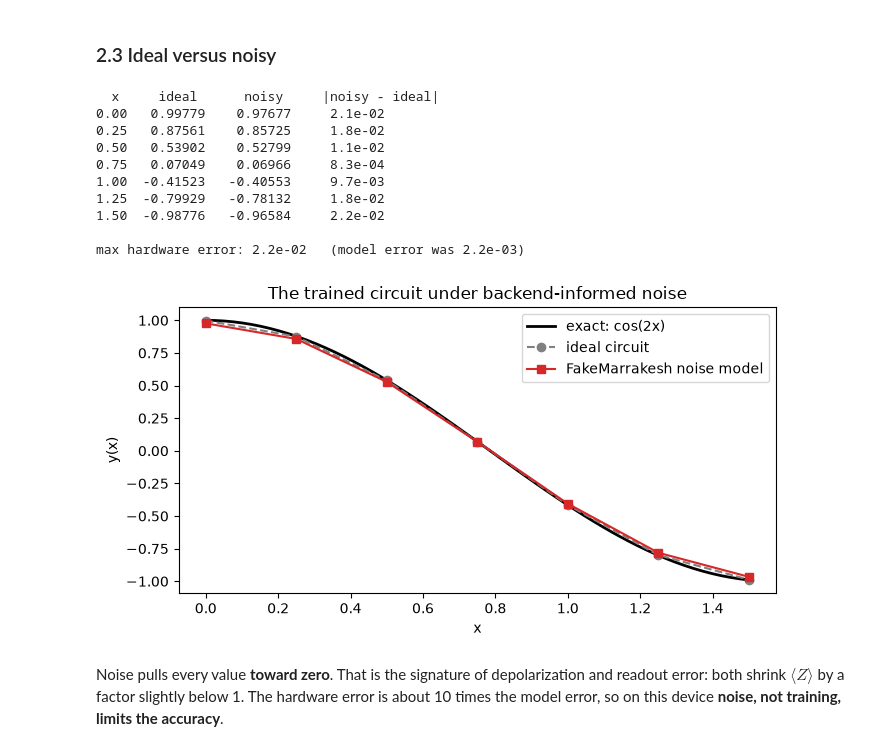
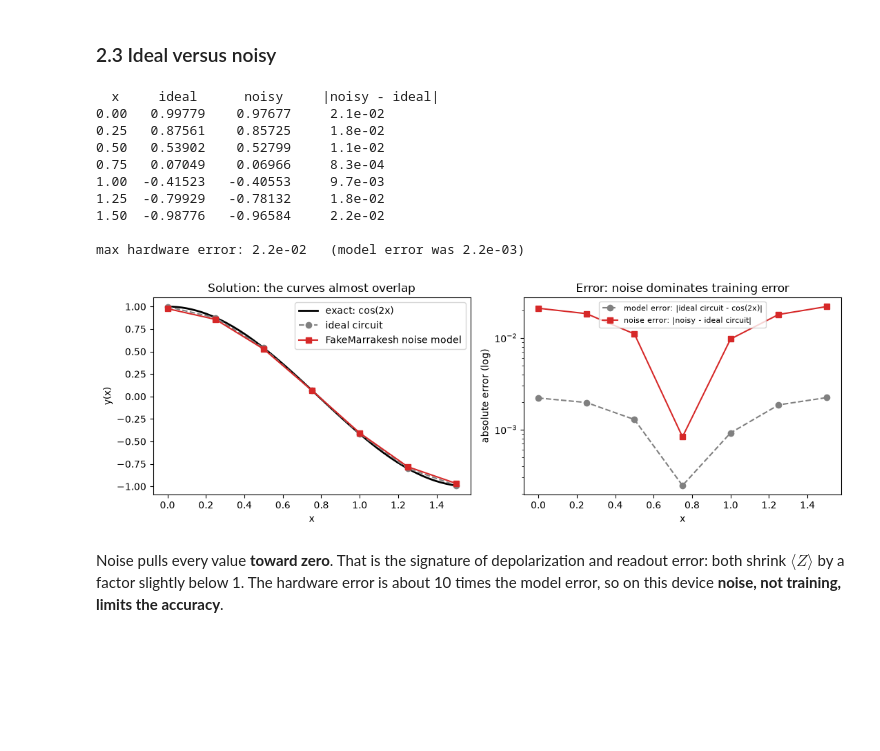
Before and after one commit to MaldoAlberto/dqc-qem-qec-tutorial, a Jupyter notebook: dqc_ode_qem_qec_tutorial.ipynb, the cells around one changed output. Cells and saved outputs as stored; diff of their text form; code cells hidden in the pictures; blank space fills up the shorter version.

```diff
--- a/dqc_ode_qem_qec_tutorial.ipynb
+++ b/dqc_ode_qem_qec_tutorial.ipynb
@@ -402,30 +404,33 @@ noisy = noisy_circuit()
 # %%
 y_noisy = onp.array([with_readout(float(noisy(x, theta_opt))) for x in xs_eval])
 
 print("  x     ideal      noisy     |noisy - ideal|")
 for x, yi, yn in zip(xs_eval, y_ideal, y_noisy):
     print(f"{x:4.2f}  {yi: .5f}   {yn: .5f}     {abs(yn - yi):.1e}")
 print(f"\nmax hardware error: {onp.max(onp.abs(y_noisy - y_ideal)):.1e}   "
       f"(model error was {onp.max(onp.abs(y_ideal - y_exact)):.1e})")
 
-plt.figure(figsize=(7, 3.8))
-plt.plot(xs_fine, onp.cos(omega * xs_fine), "k-", lw=2, label="exact: cos(2x)")
-plt.plot(xs_eval, y_ideal, "o--", color="gray", label="ideal circuit")
-plt.plot(xs_eval, y_noisy, "s-", color="#d62828", label="FakeMarrakesh noise model")
-plt.xlabel("x"); plt.ylabel("y(x)"); plt.legend(); plt.title("The trained circuit under backend-informed noise")
+fig, (ax1, ax2) = plt.subplots(1, 2, figsize=(11, 3.8))
+ax1.plot(xs_fine, onp.cos(omega * xs_fine), "k-", lw=2, label="exact: cos(2x)")
+ax1.plot(xs_eval, y_ideal, "o--", color="gray", label="ideal circuit")
+ax1.plot(xs_eval, y_noisy, "s-", color="#d62828", label="FakeMarrakesh noise model")
+ax1.set_xlabel("x"); ax1.set_ylabel("y(x)"); ax1.legend(); ax1.set_title("Solution: the curves almost overlap")
+ax2.semilogy(xs_eval, onp.abs(y_ideal - y_exact), "o--", color="gray", label="model error: |ideal circuit - cos(2x)|")
+ax2.semilogy(xs_eval, onp.abs(y_noisy - y_ideal), "s-", color="#d62828", label="noise error: |noisy - ideal circuit|")
+ax2.set_xlabel("x"); ax2.set_ylabel("absolute error (log)"); ax2.legend(fontsize=8); ax2.set_title("Error: noise dominates training error")
 plt.tight_layout(); plt.show()
 # %% [output]
   x     ideal      noisy     |noisy - ideal|
 0.00   0.99779    0.97677     2.1e-02
 0.25   0.87561    0.85725     1.8e-02
 0.50   0.53902    0.52799     1.1e-02
 0.75   0.07049    0.06966     8.3e-04
 1.00  -0.41523   -0.40553     9.7e-03
 1.25  -0.79929   -0.78132     1.8e-02
 1.50  -0.98776   -0.96584     2.2e-02
 
 max hardware error: 2.2e-02   (model error was 2.2e-03)
-[figure, old version]
+[figure, new version]
 # %% [markdown]
 Noise pulls every value **toward zero**. That is the signature of depolarization and readout error: both shrink $\langle Z\rangle$ by a factor slightly below 1. The hardware error is about 10 times the model error, so on this device **noise, not training, limits the accuracy**.
 # %% [markdown]
```
Also changed, not shown: parts of 22 cells of this notebook, 1 other file.
